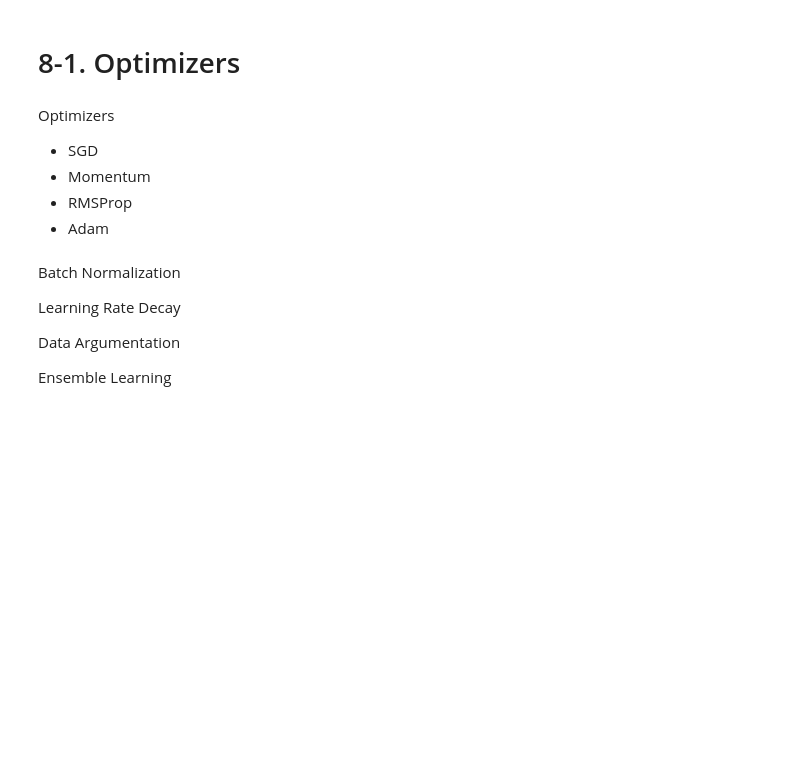
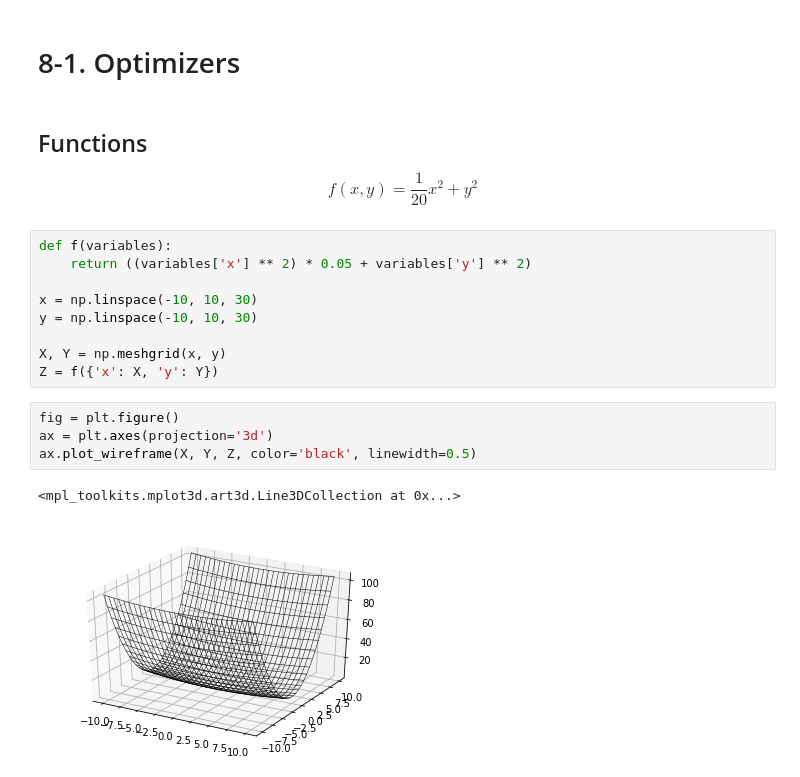
Before and after one commit to takaiwai/deep-learning-for-art-and-design, a Jupyter notebook: 08_1_optimizers.ipynb, the cells around one changed output. Cells and saved outputs as stored; diff of their text form; blank space fills up the shorter version.

```diff
--- a/08_1_optimizers.ipynb
+++ b/08_1_optimizers.ipynb
@@ -29,28 +7,24 @@ plt.show()
 # %% [markdown]
 # 8-1. Optimizers
-# %% [markdown]
-Optimizers
-
-* SGD
-* Momentum
-* RMSProp
-* Adam
-# %% [markdown]
-
-
-
-
-
-
-
-Batch Normalization
-
-
-
-
-
-Learning Rate Decay
-
-Data Argumentation
-
-Ensemble Learning
+# %% [markdown]
+## Functions
+
+$$
+f(x, y) = \frac{1}{20} x^2 + y^2
+$$
+# %%
+def f(variables):
+    return ((variables['x'] ** 2) * 0.05 + variables['y'] ** 2)
+
+x = np.linspace(-10, 10, 30)
+y = np.linspace(-10, 10, 30)
+
+X, Y = np.meshgrid(x, y)
+Z = f({'x': X, 'y': Y})
+# %%
+fig = plt.figure()
+ax = plt.axes(projection='3d')
+ax.plot_wireframe(X, Y, Z, color='black', linewidth=0.5)
+# %% [output]
+<mpl_toolkits.mplot3d.art3d.Line3DCollection at 0x...>
+[figure, added]
```
Also changed, not shown: parts of 12 cells of this notebook.
